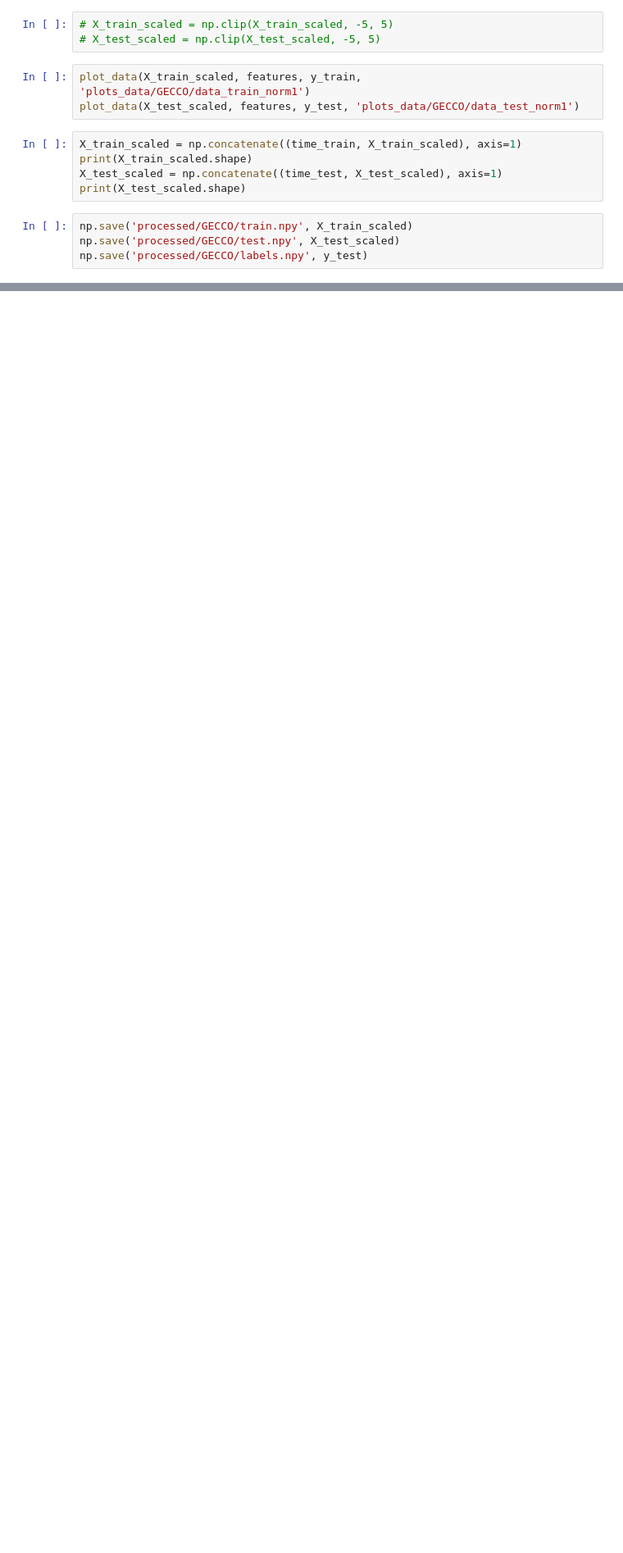
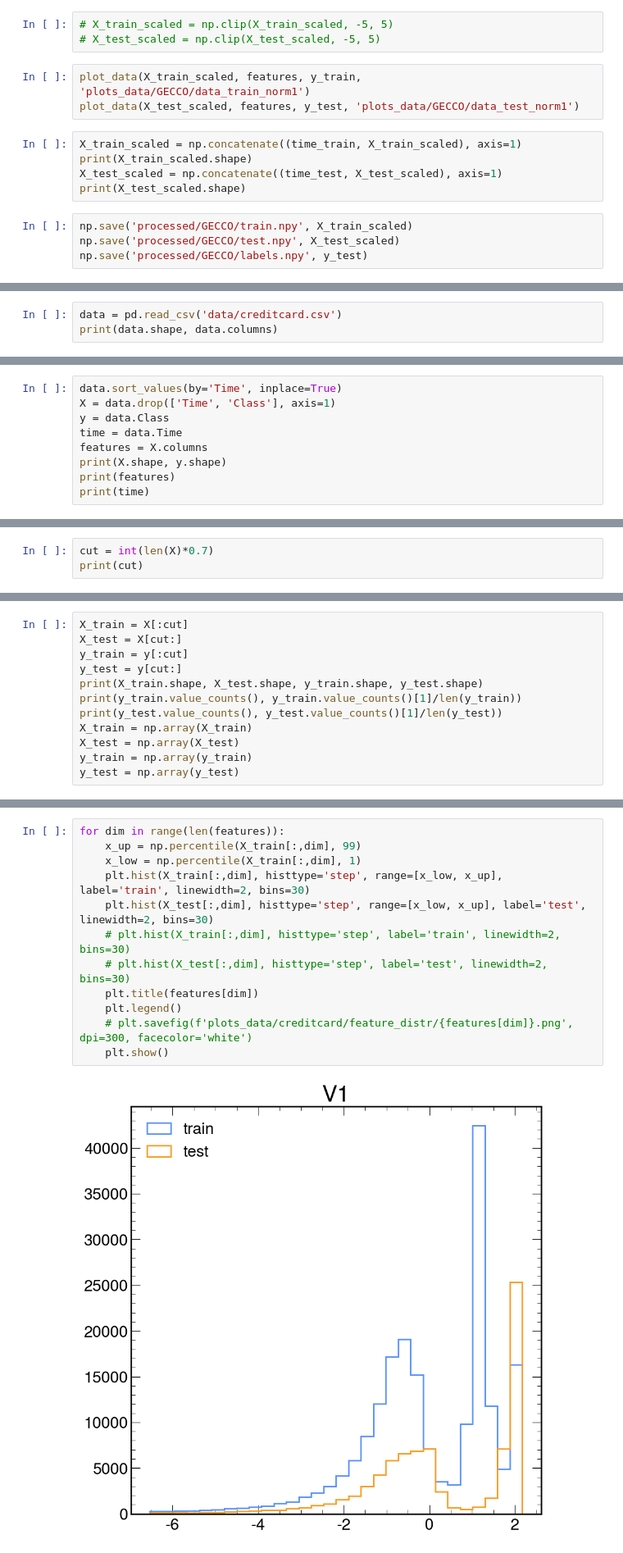
Before and after one commit to PedroKochinski/TSAD_from_laurab222, a Jupyter notebook: check_data.ipynb, the cells around one changed output, grey strips where cells are left out. Shown at 82% size. Drawn from its saved outputs; the diff is of its cells as text; blank space fills up the shorter version.

```diff
--- a/check_data.ipynb
+++ b/check_data.ipynb
@@ -978,0 +942,3 @@ np.save('processed/GECCO/labels.npy', y_test)
+# %%
+data = pd.read_csv('data/creditcard.csv')
+print(data.shape, data.columns)
@@ -978,0 +951,9 @@ np.save('processed/GECCO/labels.npy', y_test)
+# %%
+data.sort_values(by='Time', inplace=True)
+X = data.drop(['Time', 'Class'], axis=1)
+y = data.Class
+time = data.Time
+features = X.columns
+print(X.shape, y.shape)
+print(features)
+print(time)
@@ -978,0 +1031,3 @@ np.save('processed/GECCO/labels.npy', y_test)
+# %%
+cut = int(len(X)*0.7)
+print(cut)
@@ -978,0 +1036,12 @@ np.save('processed/GECCO/labels.npy', y_test)
+# %%
+X_train = X[:cut]
+X_test = X[cut:]
+y_train = y[:cut]
+y_test = y[cut:]
+print(X_train.shape, X_test.shape, y_train.shape, y_test.shape)
+print(y_train.value_counts(), y_train.value_counts()[1]/len(y_train))
+print(y_test.value_counts(), y_test.value_counts()[1]/len(y_test))
+X_train = np.array(X_train)
+X_test = np.array(X_test)
+y_train = np.array(y_train)
+y_test = np.array(y_test)
@@ -978,0 +1080,14 @@ np.save('processed/GECCO/labels.npy', y_test)
+# %%
+for dim in range(len(features)):
+    x_up = np.percentile(X_train[:,dim], 99)
+    x_low = np.percentile(X_train[:,dim], 1)
+    plt.hist(X_train[:,dim], histtype='step', range=[x_low, x_up], label='train', linewidth=2, bins=30)
+    plt.hist(X_test[:,dim], histtype='step', range=[x_low, x_up], label='test', linewidth=2, bins=30)
+    # plt.hist(X_train[:,dim], histtype='step', label='train', linewidth=2, bins=30)
+    # plt.hist(X_test[:,dim], histtype='step', label='test', linewidth=2, bins=30)
+    plt.title(features[dim])
+    plt.legend()
+    # plt.savefig(f'plots_data/creditcard/feature_distr/{features[dim]}.png', dpi=300, facecolor='white')
+    plt.show()
+# %% [output]
+[figure, added]
```
Also changed, not shown: parts of 29 cells of this notebook, 8 other files.
